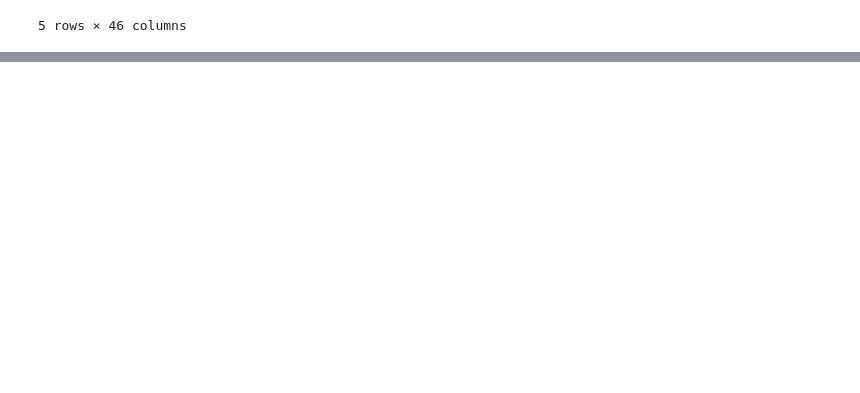
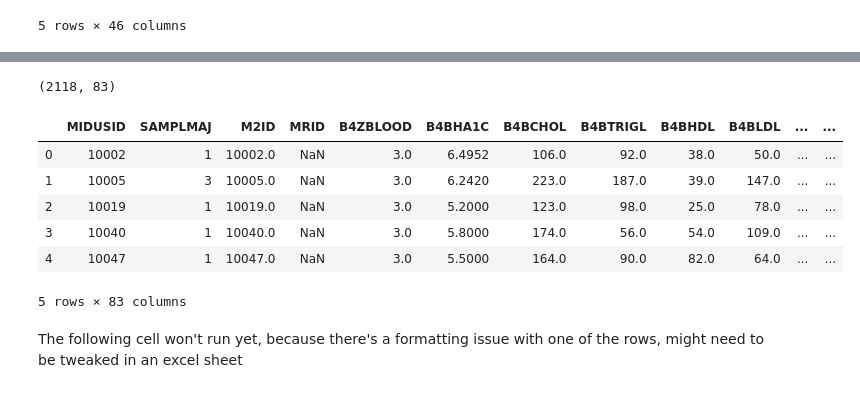
Before and after one commit to ebhtra/humanidata, a Jupyter notebook: MIDUS_biomarkers.ipynb, the cells around one changed output, grey strips where cells are left out. Cells and saved outputs as stored; diff of their text form; code cells hidden in the pictures; blank space fills up the shorter version.

```diff
--- a/MIDUS_biomarkers.ipynb
+++ b/MIDUS_biomarkers.ipynb
@@ -222,0 +225,20 @@ blood_urine_df.to_csv('blood_urine_df.csv')
+# %%
+# I clicked on all the blood assay columns on their site and got this csv handed to me, along with a meta (key) csv
+
+blood_df = pd.read_csv("BloodBasket.csv")
+# %%
+blood_df.shape
+# %% [output]
+(2118, 83)
+# %%
+blood_df.head()
+# %% [output]
+|  | MIDUSID | SAMPLMAJ | M2ID | MRID | B4ZBLOOD | B4BHA1C | B4BCHOL | B4BTRIGL | B4BHDL | B4BLDL | ... | ... |
+| 0 | 10002 | 1 | 10002.0 | NaN | 3.0 | 6.4952 | 106.0 | 92.0 | 38.0 | 50.0 | ... | ... |
+| 1 | 10005 | 3 | 10005.0 | NaN | 3.0 | 6.2420 | 223.0 | 187.0 | 39.0 | 147.0 | ... | ... |
+| 2 | 10019 | 1 | 10019.0 | NaN | 3.0 | 5.2000 | 123.0 | 98.0 | 25.0 | 78.0 | ... | ... |
+| 3 | 10040 | 1 | 10040.0 | NaN | 3.0 | 5.8000 | 174.0 | 56.0 | 54.0 | 109.0 | ... | ... |
+| 4 | 10047 | 1 | 10047.0 | NaN | 3.0 | 5.5000 | 164.0 | 90.0 | 82.0 | 64.0 | ... | ... |
+5 rows × 83 columns
+# %% [markdown]
+The following cell won't run yet, because there's a formatting issue with one of the rows, might need to be tweaked in an excel sheet
```
Also changed, not shown: parts of 2 cells of this notebook.
